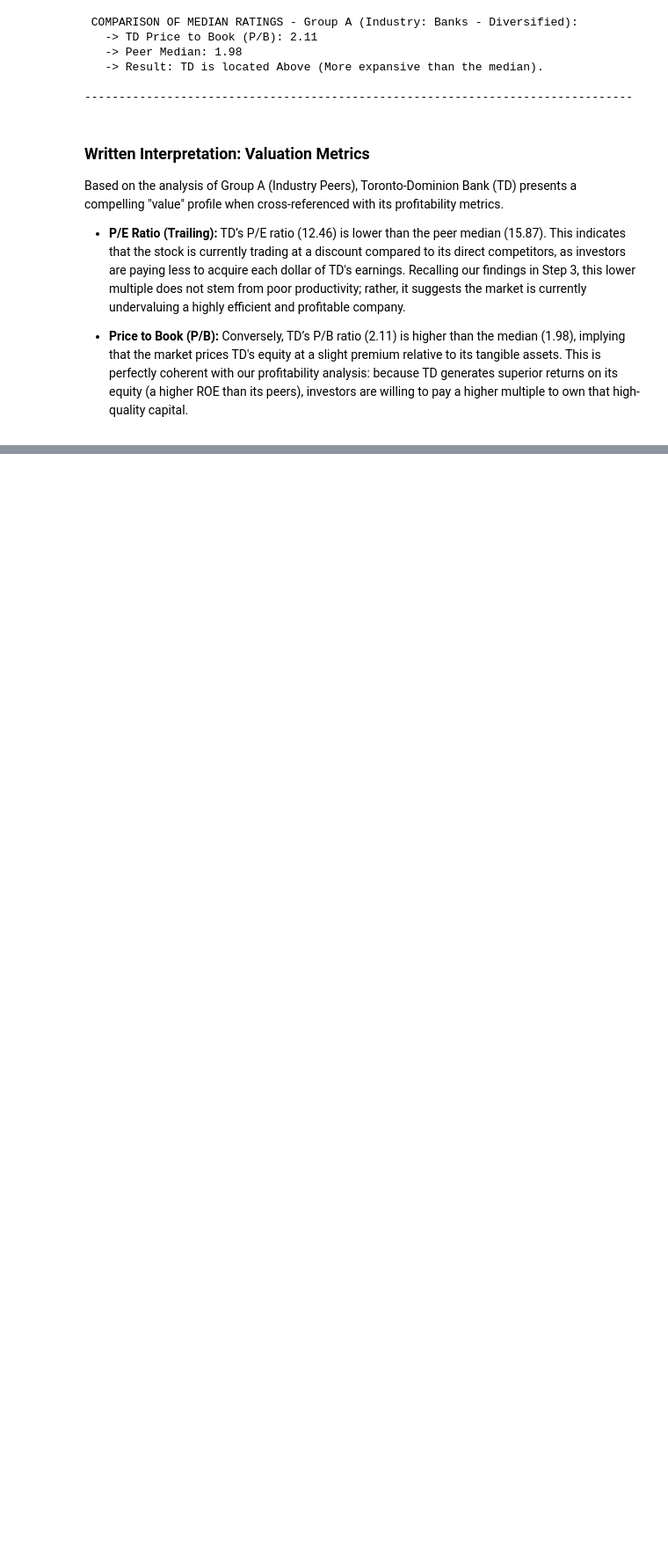
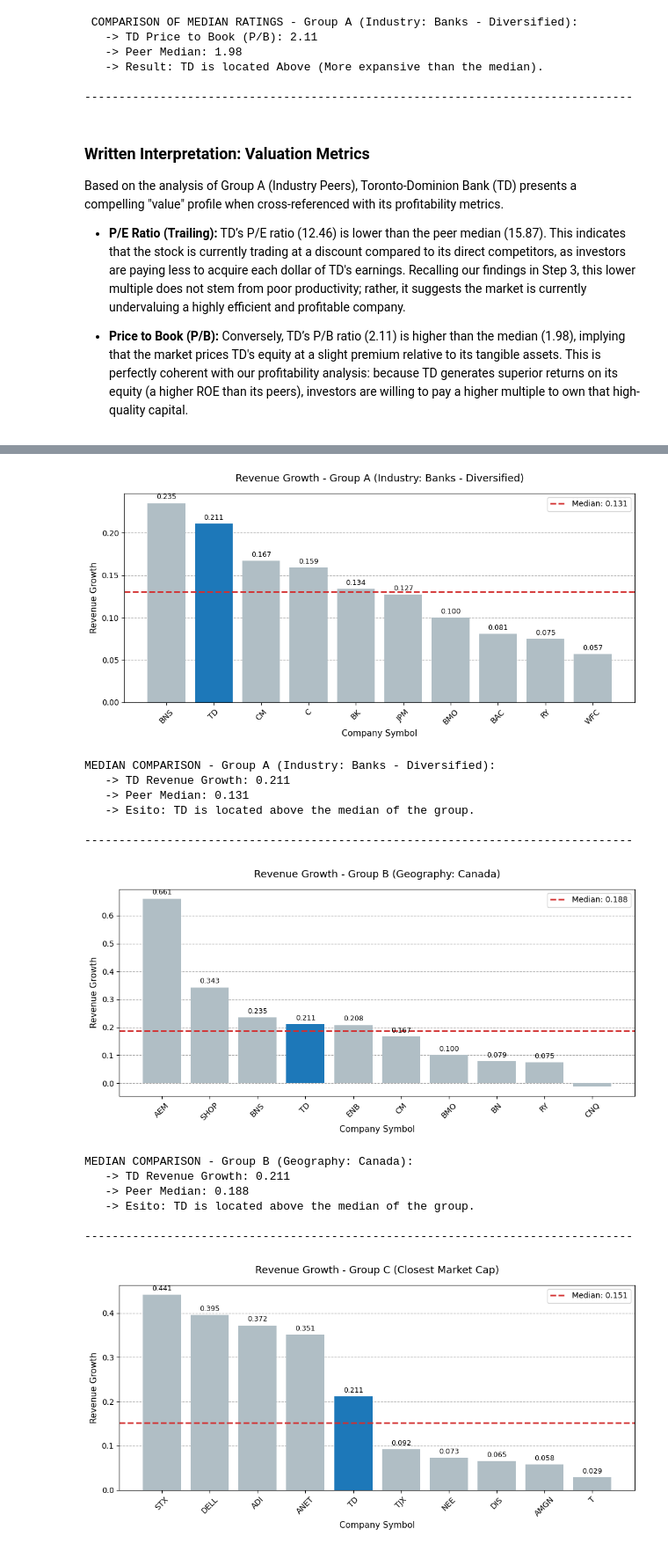
Before and after one commit to Bonannoalfredo/Alfredo-Fabio-Bonanno, a Jupyter notebook: Homework/Homework2-Alfredo-Fabio-Bonanno.ipynb, the cells around one changed output, grey strips where cells are left out. Shown at 88% size. Drawn from its saved outputs; the diff is of its cells as text; code cells hidden in the pictures; blank space fills up the shorter version.

Commit message:
I complete the Homework 2, in the next days i will check and i will modify the file, if it is necessary

```diff
--- a/Homework/Homework2-Alfredo-Fabio-Bonanno.ipynb
+++ b/Homework/Homework2-Alfredo-Fabio-Bonanno.ipynb
@@ -168,11 +168,11 @@ def plot_profitability_with_median(group_df, metric_name, group_title, target_sy
     plot_df = plot_df.sort_values(by=metric_name, ascending=False)
 
     # 4. COLOURS (Blue for TD, Grey for the others)
-    my_colors = ['#1f77b4' if sym == target_symbol else '#B0BEC5' for sym in plot_df['symbol']]
+    my_colors = ["#1d78b9" if sym == target_symbol else '#B0BEC5' for sym in plot_df['symbol']]
 
     # 5. CREATING THE CHART
     plt.figure(figsize=(10, 5))
-    ax = plt.gca() # Prende l'area del grafico per poterla modificare
+    ax = plt.gca() #Take the area of the chart, to modify it
 
     # Let’s add a clean horizontal grid to make it easier to read
     ax.set_axisbelow(True)
@@ -393,0 +398,21 @@ Based on the analysis of Group A (Industry Peers), Toronto-Dominion Bank (TD) pr
+# %%
+#i use the function write above
+plot_profitability_with_median(group_a, 'revenue_growth', f"Group A (Industry: {my_industry})", my_symbol)
+plot_profitability_with_median(group_b, 'revenue_growth', "Group B (Geography: Canada)", my_symbol)
+plot_profitability_with_median(group_c, 'revenue_growth', "Group C (Closest Market Cap)", my_symbol)
+# %% [output]
+[figure, added]
+MEDIAN COMPARISON - Group A (Industry: Banks - Diversified):
+   -> TD Revenue Growth: 0.211
+   -> Peer Median: 0.131
+   -> Esito: TD is located above the median of the group.
+
+--------------------------------------------------------------------------------
+[figure, added]
+MEDIAN COMPARISON - Group B (Geography: Canada):
+   -> TD Revenue Growth: 0.211
+   -> Peer Median: 0.188
+   -> Esito: TD is located above the median of the group.
+
+--------------------------------------------------------------------------------
+[figure, added]
```
Also changed, not shown: parts of 10 cells of this notebook.
